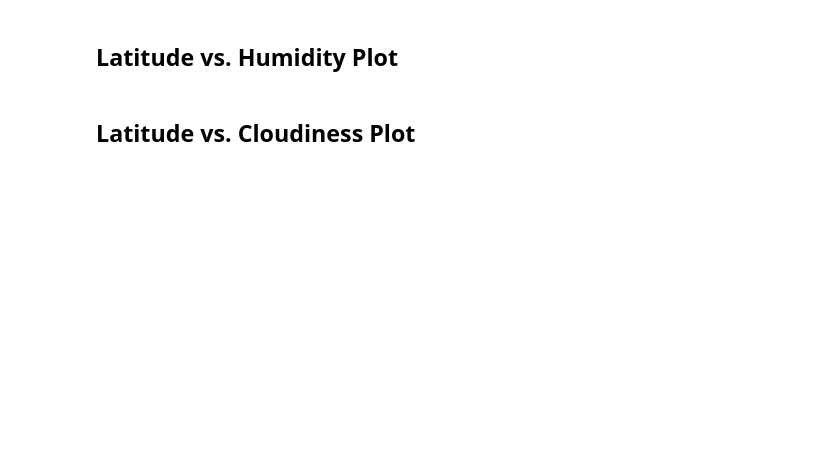
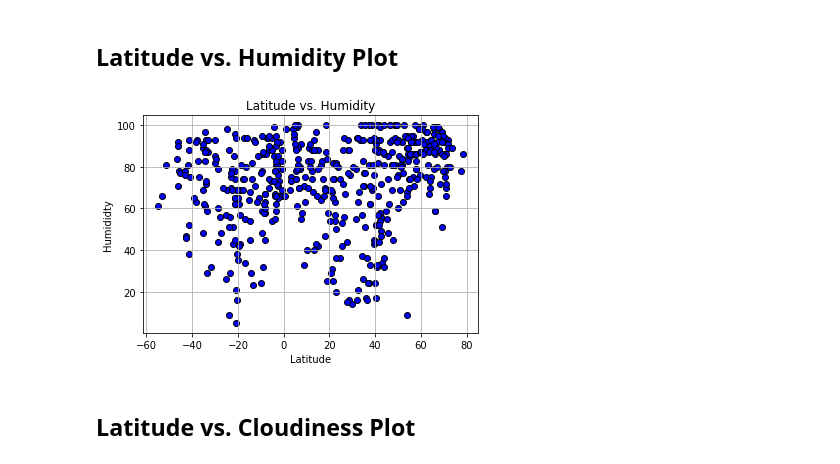
Before and after one commit to loictiemani/Unit-6-Assignment-What-s-the-Weather-Like, a Jupyter notebook: starter_code/WeatherPy.ipynb, the cells around one changed output. Saved outputs shown, nothing was run; the diff lists cells and outputs as text; code cells hidden in the pictures; blank space fills up the shorter version.

```diff
--- a/starter_code/WeatherPy.ipynb
+++ b/starter_code/WeatherPy.ipynb
@@ -243,4 +232,13 @@ print(weather_high_humidity.index.values)
 # %% [markdown]
 ## Latitude vs. Humidity Plot
+# %%
+plt.scatter(weather_df["Latitude"],weather_df["Humidity"],facecolors="blue", marker="o", edgecolor="black")
+plt.title("Latitude vs. Humidity")
+plt.xlabel("Latitude")
+plt.ylabel("Humididty")
+plt.grid(True)
+plt.show()
+# %% [output]
+[figure, added]
 # %% [markdown]
 ## Latitude vs. Cloudiness Plot
```
Also changed, not shown: parts of 9 cells of this notebook, 2 other files.
